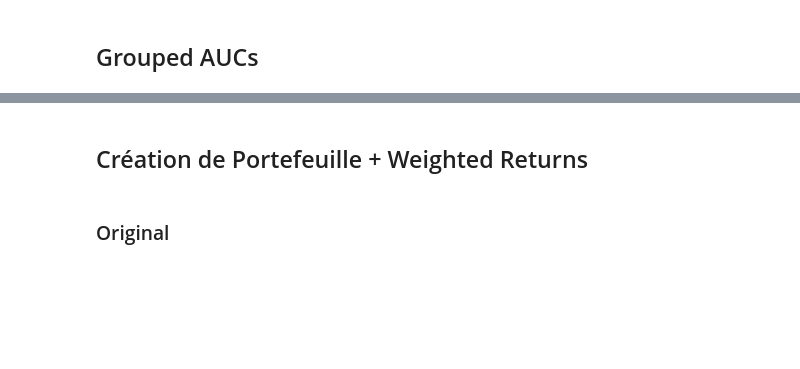
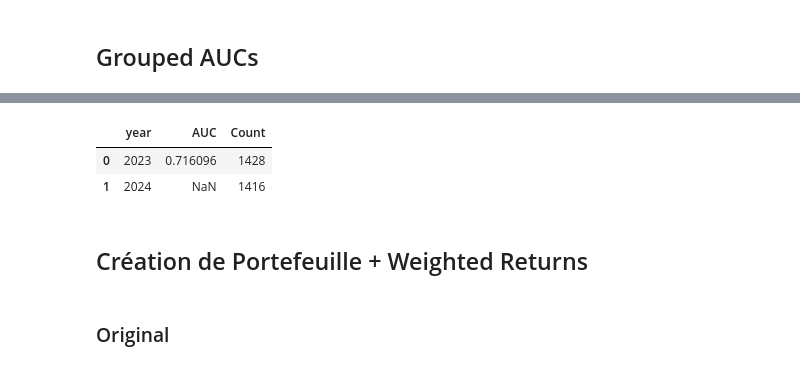
Before and after one commit to DominicPrenovost/AutoML-Practice, a Jupyter notebook: Target Net Income copy.ipynb, the cells around one changed output, grey strips where cells are left out. Drawn from its saved outputs; the diff is of its cells as text; code cells hidden in the pictures; blank space fills up the shorter version.

```diff
--- a/Target Net Income copy.ipynb
+++ b/Target Net Income copy.ipynb
@@ -304,3 +429,14 @@ grouped_aucs
+# %%
+compute_auc_by_groups(
+    predictions_df=predictions_df,
+    df_canada=df_canada,
+    group_cols=["year"],
+    out_csv="auc_par_annee.csv"
+)
+# %% [output]
+|  | year | AUC | Count |
+| 0 | 2023 | 0.716096 | 1428 |
+| 1 | 2024 | NaN | 1416 |
 # %% [markdown]
 ## Création de Portefeuille + Weighted Returns
 # %% [markdown]
```
Also changed, not shown: parts of 8 cells of this notebook, 5 other files.
